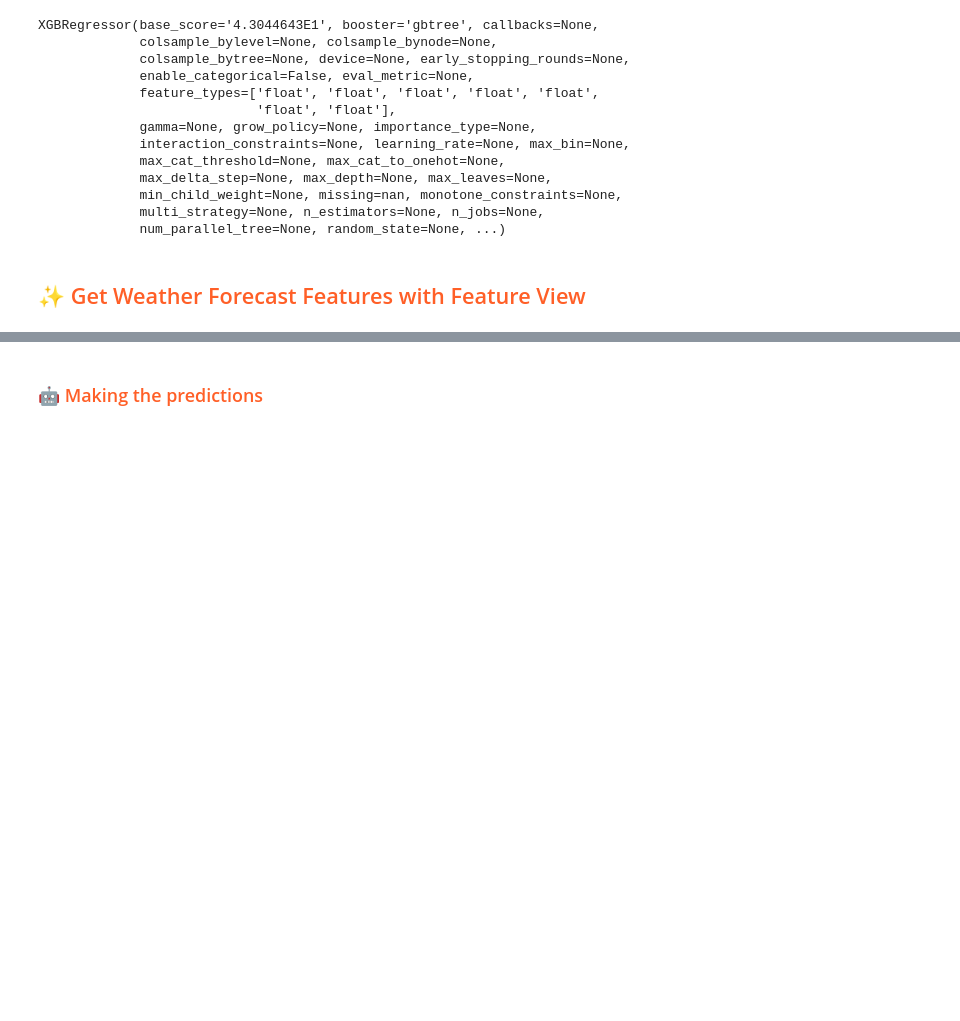
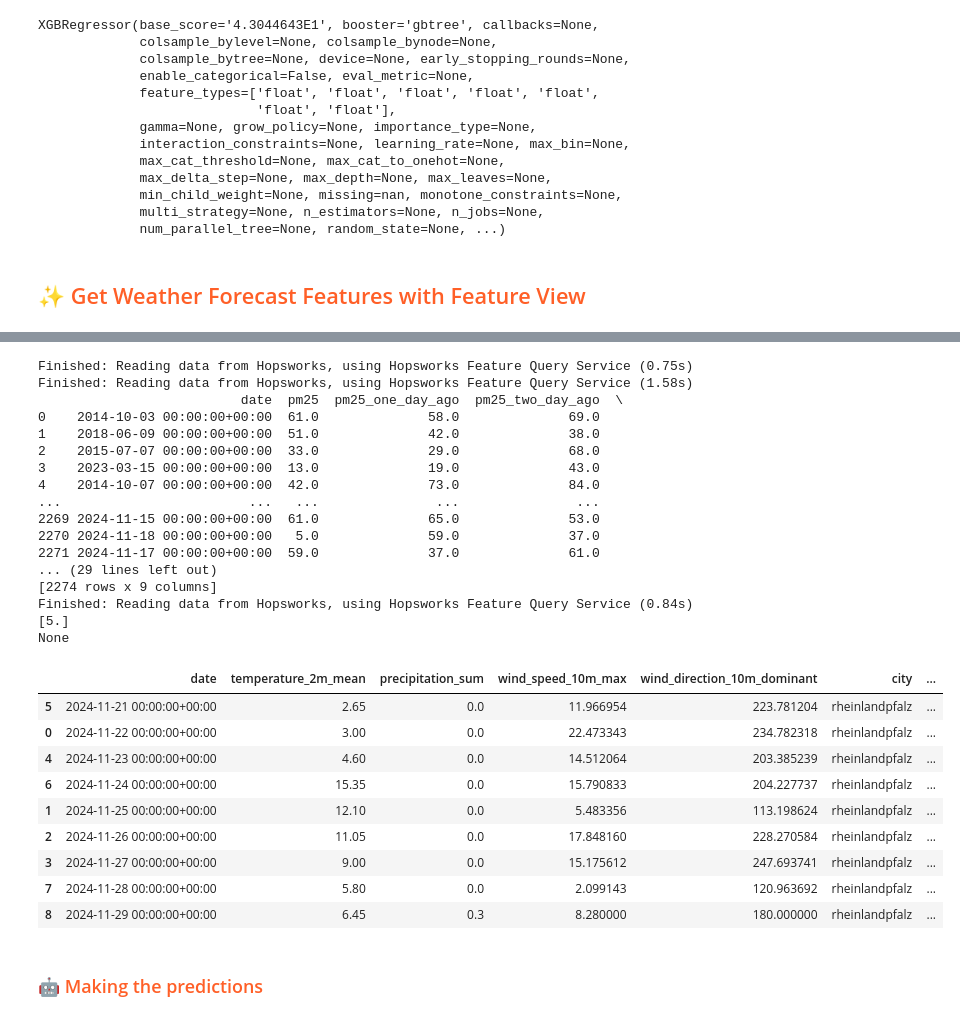
Before and after one commit to volumetrader/Air-Quality-Prediction-Service, a Jupyter notebook: notebooks/ch03/4_air_quality_batch_inference.ipynb, the cells around one changed output, grey strips where cells are left out. Saved outputs shown, nothing was run; the diff lists cells and outputs as text; code cells hidden in the pictures; blank space fills up the shorter version.

```diff
--- a/notebooks/ch03/4_air_quality_batch_inference.ipynb
+++ b/notebooks/ch03/4_air_quality_batch_inference.ipynb
@@ -107,2 +91,81 @@ Finished: Reading data from Hopsworks, using Hopsworks Feature Query Service (0.
+# %%
+import pytz
+
+weather_fg = fs.get_feature_group(
+    name='weather',
+    version=1,
+)
+
+air_quality_fg = fs.get_feature_group(
+    name='air_quality',
+    version=1,
+)
+
+one_day_ago = today - datetime.timedelta(days = 1)
+one_day_ago = one_day_ago.replace(hour=0, minute=0, second=0, microsecond=0)
+
+two_day_ago = today - datetime.timedelta(days = 2)
+two_day_ago = two_day_ago.replace(hour=0, minute=0, second=0, microsecond=0)
+
+three_day_ago = today - datetime.timedelta(days = 3)
+three_day_ago = three_day_ago.replace(hour=0, minute=0, second=0, microsecond=0)
+
+tomorrow_clean = tomorrow.replace(hour=0, minute=0, second=0, microsecond=0)
+tomorrow_clean_utc = pytz.timezone('UTC').localize(tomorrow_clean)
+
+today_clean = today.replace(hour=0, minute=0, second=0, microsecond=0)
+today_clean_utc = pytz.timezone('UTC').localize(today_clean)
+
+weather_data = weather_fg.filter(weather_fg.date >= today).read()
+#air_quality_data = air_quality_fg.filter(air_quality_fg.date == one_day_ago).read()
+air_quality_data = air_quality_fg.read()
+print(air_quality_data)
+
+batch_data = weather_fg.filter(weather_fg.date >= today).read()
+
+
+batch_data["pm25_one_day_ago"] = 0
+batch_data["pm25_two_day_ago"] = 0
+batch_data["pm25_three_day_ago"] = 0
+
+one_day_ago_utc = pytz.timezone('UTC').localize(one_day_ago)
+
+print(print(air_quality_data.loc[air_quality_data['date'] == one_day_ago_utc, 'pm25'].values))
+
+batch_data.loc[batch_data['date'] == tomorrow_clean_utc, 'pm25_one_day_ago'] = air_quality_data.loc[air_quality_data['date'] == today_clean_utc, 'pm25'].values
+batch_data.loc[batch_data['date'] == tomorrow_clean_utc, 'pm25_two_day_ago'] = air_quality_data.loc[air_quality_data['date'] == one_day_ago_utc, 'pm25'].values
+batch_data.loc[batch_data['date'] == tomorrow_clean_utc, 'pm25_three_day_ago'] = air_quality_data.loc[air_quality_data['date'] == one_day_ago_utc, 'pm25_one_day_ago'].values
+
+
+batch_data.sort_values(by='date', ascending=True, inplace=True)
+batch_data
+# %% [output]
+Finished: Reading data from Hopsworks, using Hopsworks Feature Query Service (0.75s)
+Finished: Reading data from Hopsworks, using Hopsworks Feature Query Service (1.58s)
+                          date  pm25  pm25_one_day_ago  pm25_two_day_ago  \
+0    2014-10-03 00:00:00+00:00  61.0              58.0              69.0
+1    2018-06-09 00:00:00+00:00  51.0              42.0              38.0
+2    2015-07-07 00:00:00+00:00  33.0              29.0              68.0
+3    2023-03-15 00:00:00+00:00  13.0              19.0              43.0
+4    2014-10-07 00:00:00+00:00  42.0              73.0              84.0
+...                        ...   ...               ...               ...
+2269 2024-11-15 00:00:00+00:00  61.0              65.0              53.0
+2270 2024-11-18 00:00:00+00:00   5.0              59.0              37.0
+2271 2024-11-17 00:00:00+00:00  59.0              37.0              61.0
+... (29 lines left out)
+[2274 rows x 9 columns]
+Finished: Reading data from Hopsworks, using Hopsworks Feature Query Service (0.84s)
+[5.]
+None
+|  | date | temperature_2m_mean | precipitation_sum | wind_speed_10m_max | wind_direction_10m_dominant | city | ... |
+| 5 | 2024-11-21 00:00:00+00:00 | 2.65 | 0.0 | 11.966954 | 223.781204 | rheinlandpfalz | ... |
+| 0 | 2024-11-22 00:00:00+00:00 | 3.00 | 0.0 | 22.473343 | 234.782318 | rheinlandpfalz | ... |
+| 4 | 2024-11-23 00:00:00+00:00 | 4.60 | 0.0 | 14.512064 | 203.385239 | rheinlandpfalz | ... |
+| 6 | 2024-11-24 00:00:00+00:00 | 15.35 | 0.0 | 15.790833 | 204.227737 | rheinlandpfalz | ... |
+| 1 | 2024-11-25 00:00:00+00:00 | 12.10 | 0.0 | 5.483356 | 113.198624 | rheinlandpfalz | ... |
+| 2 | 2024-11-26 00:00:00+00:00 | 11.05 | 0.0 | 17.848160 | 228.270584 | rheinlandpfalz | ... |
+| 3 | 2024-11-27 00:00:00+00:00 | 9.00 | 0.0 | 15.175612 | 247.693741 | rheinlandpfalz | ... |
+| 7 | 2024-11-28 00:00:00+00:00 | 5.80 | 0.0 | 2.099143 | 120.963692 | rheinlandpfalz | ... |
+| 8 | 2024-11-29 00:00:00+00:00 | 6.45 | 0.3 | 8.280000 | 180.000000 | rheinlandpfalz | ... |
 # %% [markdown]
 ### <span style="color:#ff5f27;">🤖 Making the predictions</span>
```
Also changed, not shown: parts of 18 cells of this notebook, 4 other files.
